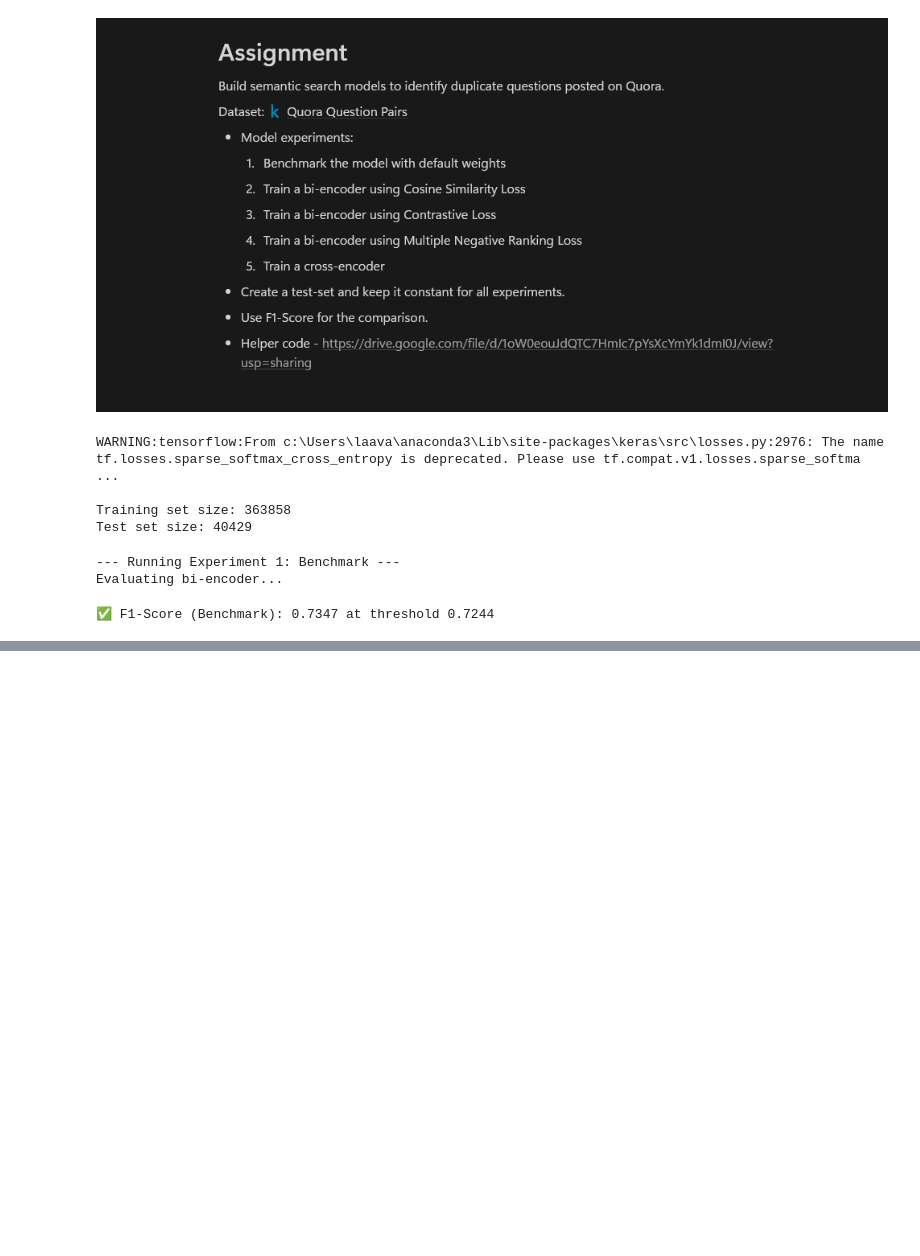
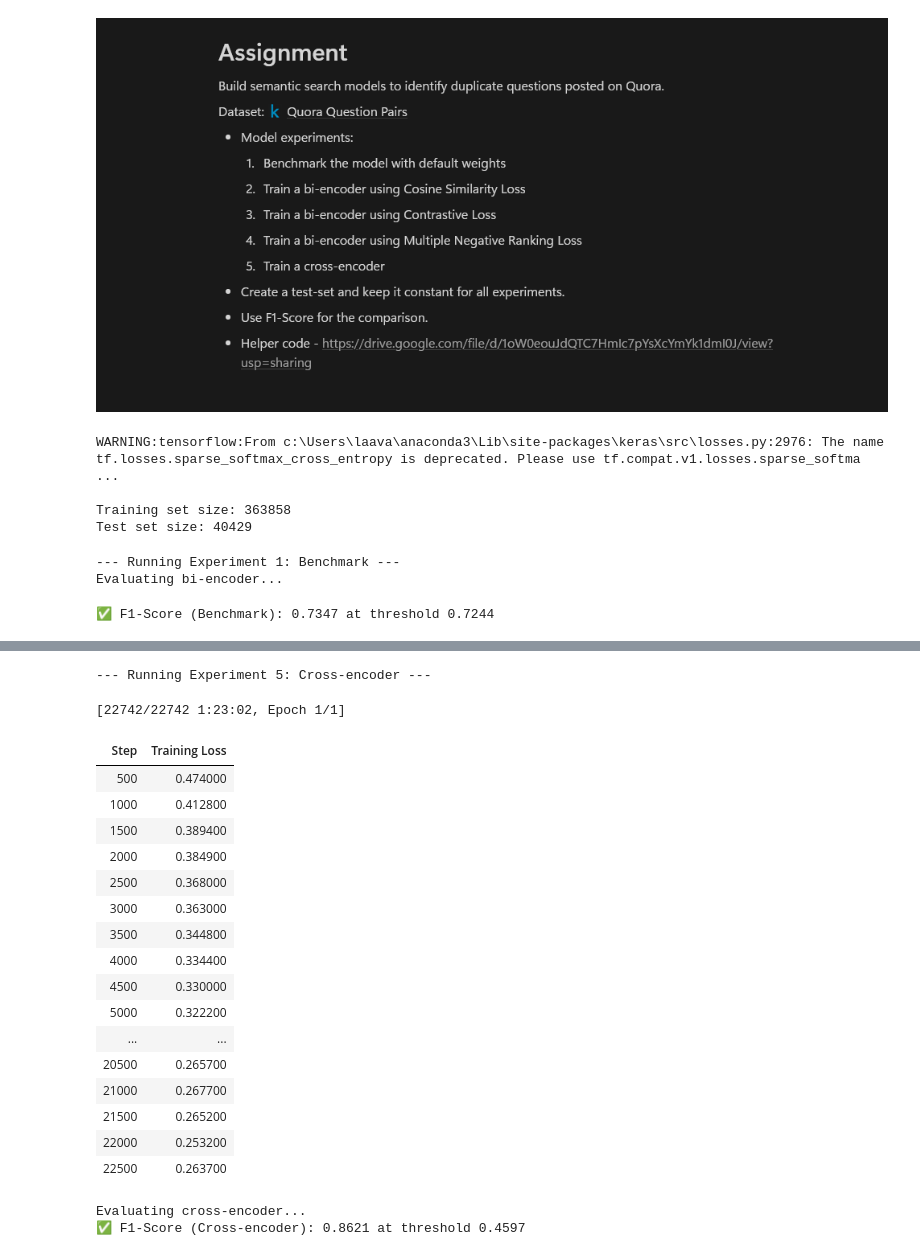
Before and after one commit to mooncoffee04/SNLP, a Jupyter notebook: assignment_6.ipynb, the cells around one changed output, grey strips where cells are left out. Cells and saved outputs as stored; diff of their text form; code cells hidden in the pictures; blank space fills up the shorter version.

```diff
--- a/assignment_6.ipynb
+++ b/assignment_6.ipynb
@@ -216,21 +237,65 @@ TypeError: FitMixin.fit() got an unexpected keyword argument 'loss'
 # %%
-# 5. Train a Cross-encoder
+import torch
+from torch.utils.data import DataLoader
+from sentence_transformers import InputExample, CrossEncoder
+import torch.nn as nn
+
+## 5. Train a Cross-encoder
 print("\n--- Running Experiment 5: Cross-encoder ---")
-# Use a pre-trained cross-encoder model
-model_cross = SentenceTransformer('cross-encoder/stsb-distilroberta-base')
 
-# The loss function is automatically handled by the CrossEncoder class (BCEWithLogitsLoss)
-# It requires the data to be formatted with labels as 0 or 1, which we did earlier.
+# Load cross-encoder model
+model_cross = CrossEncoder('cross-encoder/stsb-distilroberta-base', num_labels=1)
+
+# ✅ Prepare training data (convert to InputExample if not already)
+# Example if train_df has columns ['text1', 'text2', 'label']:
+# train_examples = [
+#     InputExample(texts=[row['text1'], row['text2']], label=float(row['label']))
+#     for _, row in train_df.iterrows()
+# ]
+train_examples = train_dataloader_cross.dataset  # if already InputExample list
+
+# Wrap in DataLoader
+train_dataloader = DataLoader(train_examples, shuffle=True, batch_size=16)
+
+# Define loss function (BCE for binary classification)
+loss_fct = nn.BCEWithLogitsLoss()
+
+# ✅ Train using CrossEncoder.fit()
 model_cross.fit(
-    train_dataloader_cross,
+    train_dataloader=train_dataloader,
+    loss_fct=loss_fct,
     epochs=1,
+    warmup_steps=int(len(train_dataloader) * 0.1),
     optimizer_params={'lr': 2e-5},
-    show_progress_bar=True
+    output_path=None  # or a folder path if you want to save
 )
 
+# Evaluate
 f1_cross, threshold_cross = evaluate_cross_encoder(model_cross, test_df)
 results['Cross-encoder'] = f1_cross
 print(f"✅ F1-Score (Cross-encoder): {f1_cross:.4f} at threshold {threshold_cross:.4f}")
+# %% [output]
+--- Running Experiment 5: Cross-encoder ---
+[22742/22742 1:23:02, Epoch 1/1]
+| Step | Training Loss |
+| 500 | 0.474000 |
+| 1000 | 0.412800 |
+| 1500 | 0.389400 |
+| 2000 | 0.384900 |
+| 2500 | 0.368000 |
+| 3000 | 0.363000 |
+| 3500 | 0.344800 |
+| 4000 | 0.334400 |
+| 4500 | 0.330000 |
+| 5000 | 0.322200 |
+| ... | ... |
+| 20500 | 0.265700 |
+| 21000 | 0.267700 |
+| 21500 | 0.265200 |
+| 22000 | 0.253200 |
+| 22500 | 0.263700 |
+Evaluating cross-encoder...
+✅ F1-Score (Cross-encoder): 0.8621 at threshold 0.4597
 # %%
 # Final Comparison
 print("\n--- Final Results ---")
```
Also changed, not shown: parts of 4 cells of this notebook.
